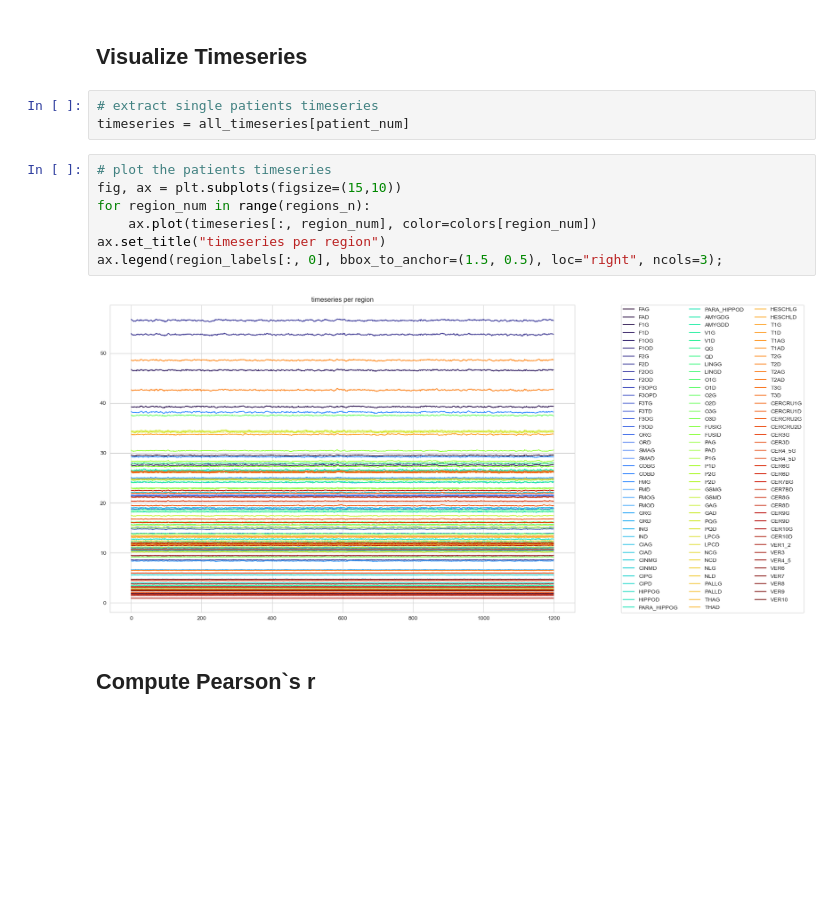
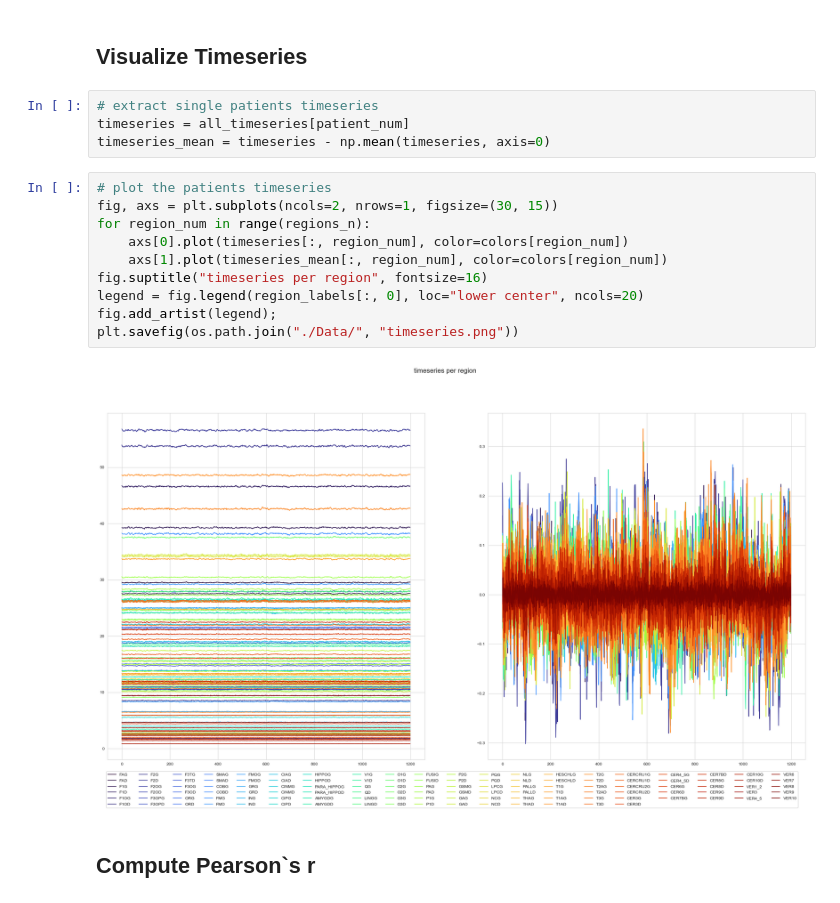
Before and after one commit to lukasbehammer/Clustering-of-HCP-Unrelated-100-Subjects-by-ROI-Correlations-in-Resting-State, a Jupyter notebook: Clustering of HCP Unrelated 100 Subjects by ROI-Correlations in Resting State.ipynb, the cells around one changed output. Drawn from its saved outputs; the diff is of its cells as text; blank space fills up the shorter version.

```diff
--- a/Clustering of HCP Unrelated 100 Subjects by ROI-Correlations in Resting State.ipynb
+++ b/Clustering of HCP Unrelated 100 Subjects by ROI-Correlations in Resting State.ipynb
@@ -190,15 +196,19 @@ cbar = fig.colorbar(image, ax=axs.ravel().tolist(), shrink=0.8)
 # %%
 # extract single patients timeseries
 timeseries = all_timeseries[patient_num]
+timeseries_mean = timeseries - np.mean(timeseries, axis=0)
 # %%
 # plot the patients timeseries
-fig, ax = plt.subplots(figsize=(15,10))
+fig, axs = plt.subplots(ncols=2, nrows=1, figsize=(30, 15))
 for region_num in range(regions_n):
-    ax.plot(timeseries[:, region_num], color=colors[region_num])
-ax.set_title("timeseries per region")
-ax.legend(region_labels[:, 0], bbox_to_anchor=(1.5, 0.5), loc="right", ncols=3);
+    axs[0].plot(timeseries[:, region_num], color=colors[region_num])
+    axs[1].plot(timeseries_mean[:, region_num], color=colors[region_num])
+fig.suptitle("timeseries per region", fontsize=16)
+legend = fig.legend(region_labels[:, 0], loc="lower center", ncols=20)
+fig.add_artist(legend);
+plt.savefig(os.path.join("./Data/", "timeseries.png"))
 # %% [output]
-[figure, old version]
+[figure, new version]
 # %% [markdown]
 ## Compute Pearson`s r
 # %%
```
Also changed, not shown: parts of 7 cells of this notebook.
